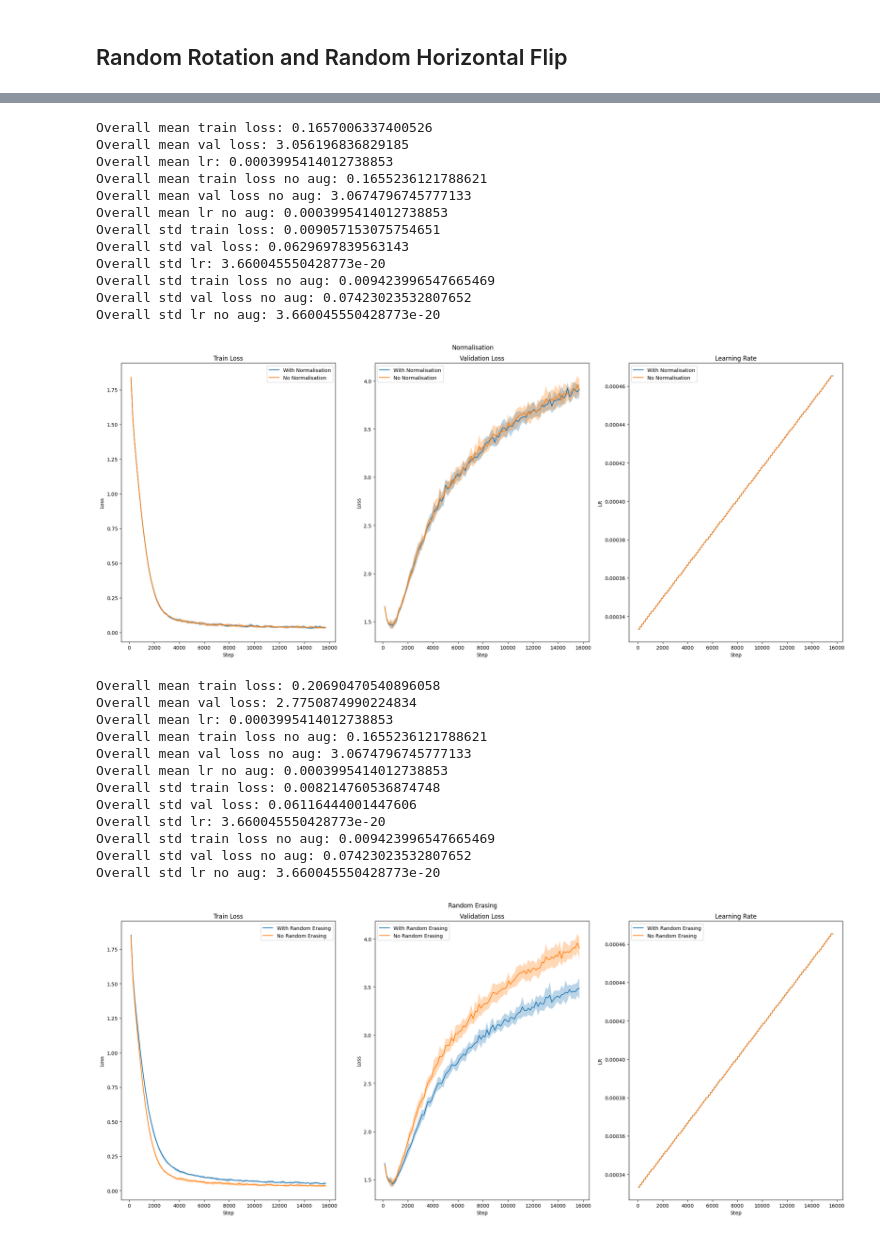
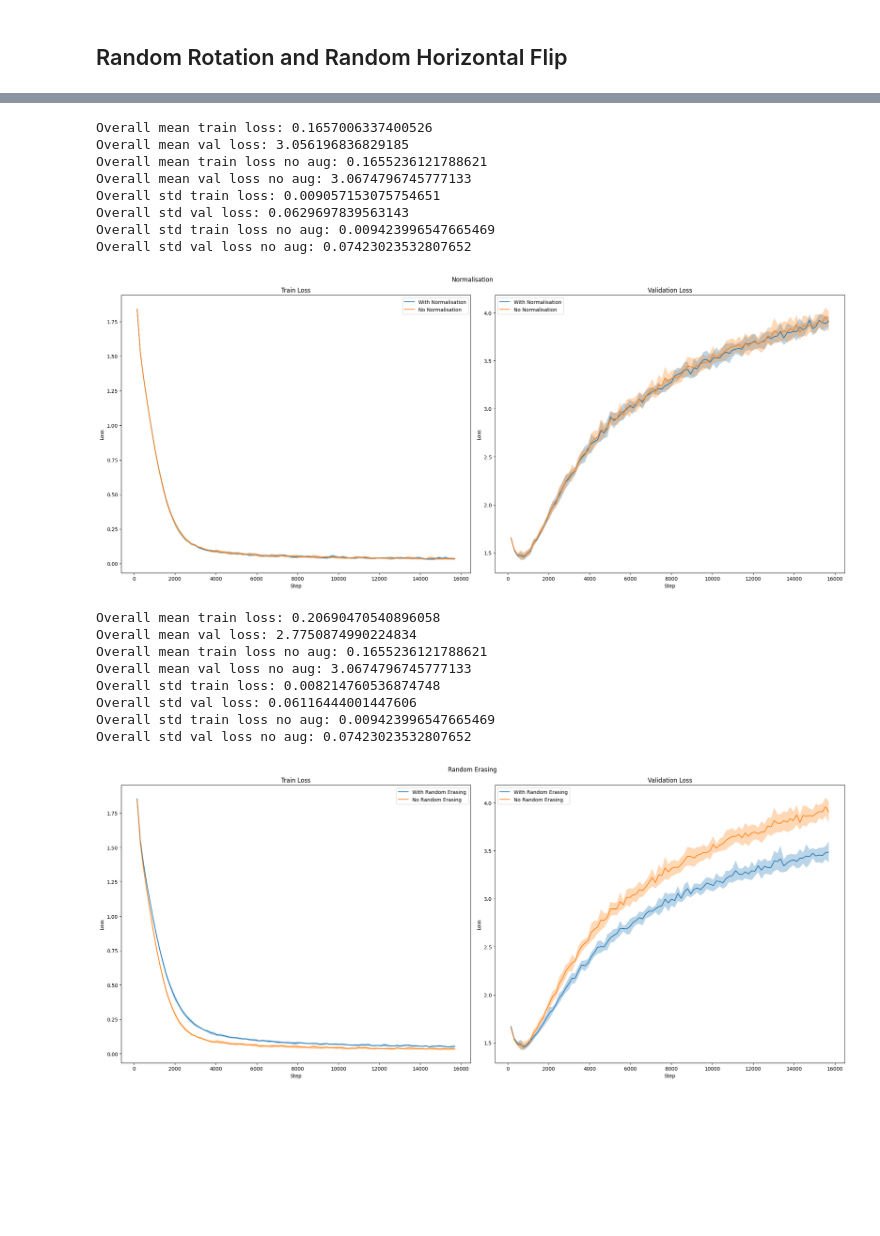
Before and after one commit to dxzielinski/dl-cnn, a Jupyter notebook: model/subset_cnn.ipynb, the cells around one changed output, grey strips where cells are left out. Saved outputs shown, nothing was run; the diff lists cells and outputs as text; code cells hidden in the pictures; blank space fills up the shorter version.

```diff
--- a/model/subset_cnn.ipynb
+++ b/model/subset_cnn.ipynb
@@ -250,19 +205,15 @@ def plot_results(aug_ids, title):
 
     mean_train_loss = np.mean(train_loss_values,axis=0)
     mean_val_loss = np.mean(val_loss_values,axis=0)
-    mean_lr = np.mean(lr_values,axis=0)
     std_train_loss = np.std(train_loss_values,axis=0)
     std_val_loss = np.std(val_loss_values,axis=0)
-    std_lr = np.std(lr_values,axis=0)
 
     mean_train_loss_no_aug = np.mean(train_loss_values_no_aug,axis=0)
     mean_val_loss_no_aug = np.mean(val_loss_values_no_aug,axis=0)
-    mean_lr_no_aug = np.mean(lr_values_no_aug,axis=0)
     std_train_loss_no_aug = np.std(train_loss_values_no_aug,axis=0)
     std_val_loss_no_aug = np.std(val_loss_values_no_aug,axis=0)
-    std_lr_no_aug = np.std(lr_values_no_aug,axis=0)
 
-    fig, axs = plt.subplots(1, 3, figsize=(21, 9))
+    fig, axs = plt.subplots(1, 2, figsize=(21, 9))
 
     # Subplot 1: Train Loss
     axs[0].plot(steps, mean_train_loss, label=f"With {title}")
@@ -283,69 +234,46 @@ def plot_results(aug_ids, title):
     axs[1].plot(steps, mean_val_loss_no_aug, label=f"No {title}")
     axs[1].fill_between(steps, mean_val_loss_no_aug - std_val_loss_no_aug,
                           mean_val_loss_no_aug + std_val_loss_no_aug, alpha=0.3)
     axs[1].set_title("Validation Loss")
     axs[1].set_xlabel("Step")
     axs[1].set_ylabel("Loss")
     axs[1].legend()
 
-    # Subplot 3: Learning Rate
-    axs[2].plot(lr_steps, mean_lr, label=f"With {title}")
-    axs[2].fill_between(lr_steps, mean_lr - std_lr,
-                          mean_lr + std_lr, alpha=0.3)
-    axs[2].plot(lr_steps, mean_lr_no_aug, label=f"No {title}")
-    axs[2].fill_between(lr_steps, mean_lr_no_aug - std_lr_no_aug,
-                          mean_lr_no_aug + std_lr_no_aug, alpha=0.3)
-    axs[2].set_title("Learning Rate")
-    axs[2].set_xlabel("Step")
-    axs[2].set_ylabel("LR")
-    axs[2].legend()
 
     fig.suptitle(title)
     plt.tight_layout()
     print("Overall mean train loss:", np.mean(mean_train_loss))
     print("Overall mean val loss:", np.mean(mean_val_loss))
-    print("Overall mean lr:", np.mean(mean_lr))
     print("Overall mean train loss no aug:", np.mean(mean_train_loss_no_aug))
     print("Overall mean val loss no aug:", np.mean(mean_val_loss_no_aug))
-    print("Overall mean lr no aug:", np.mean(mean_lr_no_aug))
     print("Overall std train loss:", np.mean(std_train_loss))
     print("Overall std val loss:", np.mean(std_val_loss))
-    print("Overall std lr:", np.mean(std_lr))
     print("Overall std train loss no aug:", np.mean(std_train_loss_no_aug))
     print("Overall std val loss no aug:", np.mean(std_val_loss_no_aug))
-    print("Overall std lr no aug:", np.mean(std_lr_no_aug))
     plt.show()
 plot_results(norm_ids, "Normalisation")
 # %% [output]
 Overall mean train loss: 0.1657006337400526
 Overall mean val loss: 3.056196836829185
-Overall mean lr: 0.0003995414012738853
 Overall mean train loss no aug: 0.1655236121788621
 Overall mean val loss no aug: 3.0674796745777133
-Overall mean lr no aug: 0.0003995414012738853
 Overall std train loss: 0.009057153075754651
 Overall std val loss: 0.0629697839563143
-Overall std lr: 3.660045550428773e-20
 Overall std train loss no aug: 0.009423996547665469
 Overall std val loss no aug: 0.07423023532807652
-Overall std lr no aug: 3.660045550428773e-20
-[figure, old version]
+[figure, new version]
 # %%
 plot_results(earasing_ids, "Random Erasing")
 # %% [output]
 Overall mean train loss: 0.20690470540896058
 Overall mean val loss: 2.7750874990224834
-Overall mean lr: 0.0003995414012738853
 Overall mean train loss no aug: 0.1655236121788621
 Overall mean val loss no aug: 3.0674796745777133
-Overall mean lr no aug: 0.0003995414012738853
 Overall std train loss: 0.008214760536874748
 Overall std val loss: 0.06116444001447606
-Overall std lr: 3.660045550428773e-20
 Overall std train loss no aug: 0.009423996547665469
 Overall std val loss no aug: 0.07423023532807652
-Overall std lr no aug: 3.660045550428773e-20
-[figure, old version]
+[figure, new version]
 # %%
 plot_results(col_jitter_ids, "Color Jitter")
 # %% [output]
```
Also changed, not shown: parts of 4 cells of this notebook, 4 other files.
